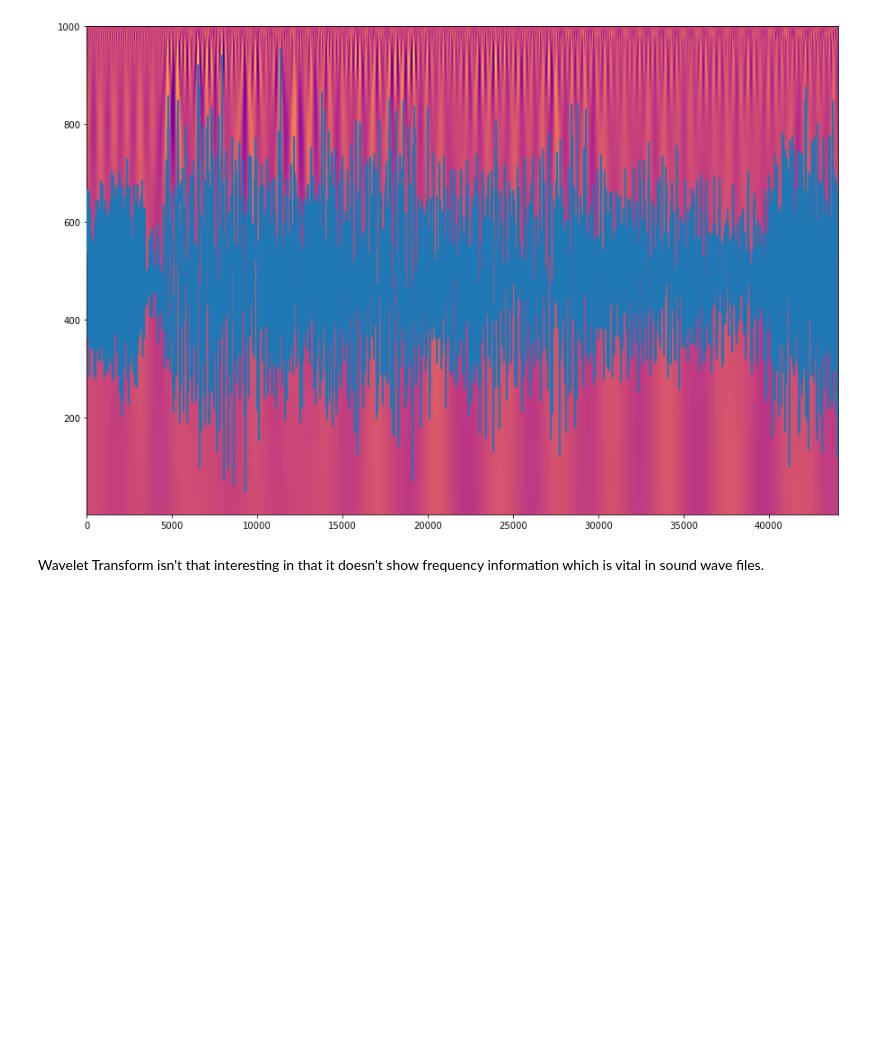
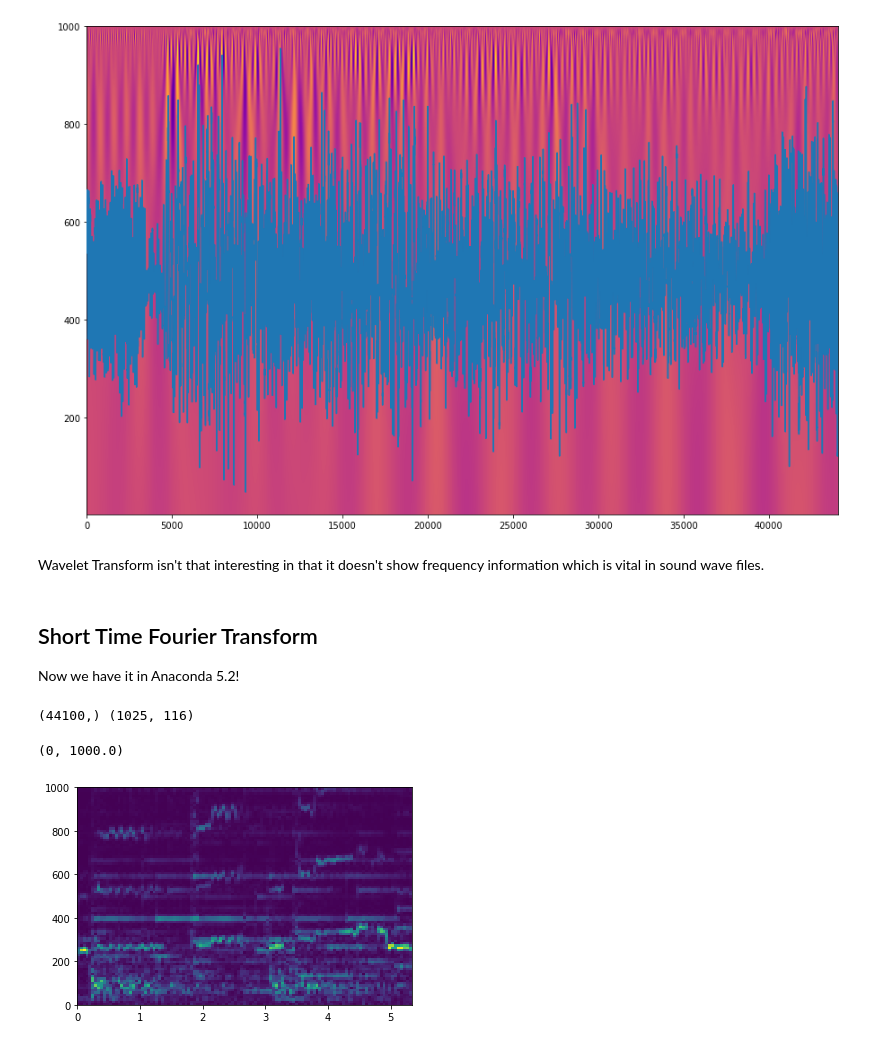
Before and after one commit to msakuta/notebooks, a Jupyter notebook: soundtest.ipynb, the cells around one changed output. Cells and saved outputs as stored; diff of their text form; code cells hidden in the pictures; blank space fills up the shorter version.

Commit message:
Add Short-Time Fourier Transform demo to soundtest.ipynb

```diff
--- a/soundtest.ipynb
+++ b/soundtest.ipynb
@@ -53,3 +53,19 @@ tmpax.set_xlim(0, len(mono))
 [figure]
 # %% [markdown]
 Wavelet Transform isn't that interesting in that it doesn't show frequency information which is vital in sound wave files.
+# %% [markdown]
+## Short Time Fourier Transform
+
+Now we have it in Anaconda 5.2!
+# %%
+f, t, Zxx = sp.signal.stft(data, fs=rate, nperseg=2048)
+# %%
+print(mono.shape, Zxx.shape)
+# %% [output]
+(44100,) (1025, 116)
+# %%
+plt.pcolormesh(t, f, np.abs(Zxx), vmin=0)
+plt.ylim([0, 1e3])
+# %% [output]
+(0, 1000.0)
+[figure, added]
```
